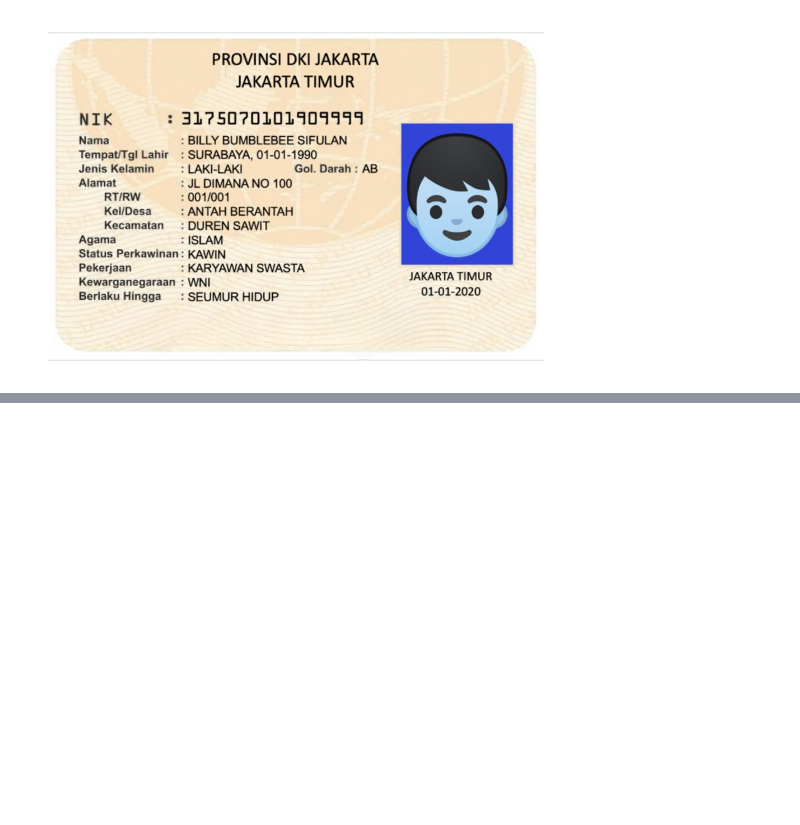
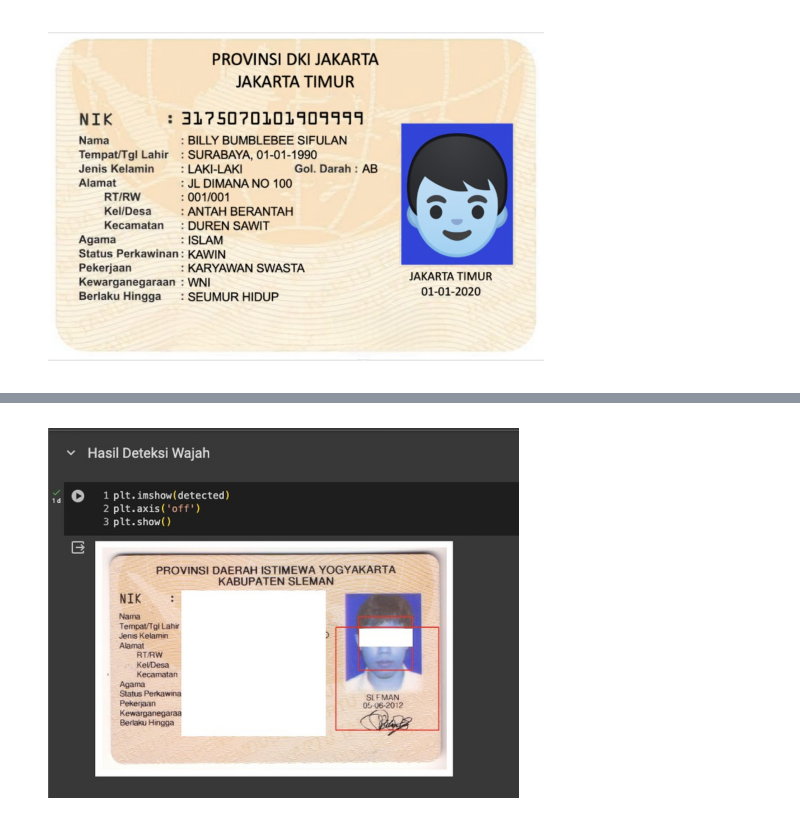
Before and after one commit to teguh02/KTP-OCR-Python, a Jupyter notebook: KTP_OCR.ipynb, the cells around one changed output, grey strips where cells are left out. Drawn from its saved outputs; the diff is of its cells as text; code cells hidden in the pictures; blank space fills up the shorter version.

```diff
--- a/KTP_OCR.ipynb
+++ b/KTP_OCR.ipynb
@@ -324,0 +330,19 @@ plt.show()
+# %%
+import matplotlib.pyplot as plt
+import matplotlib.image as mpimg
+import requests
+from io import BytesIO
+
+# URL gambar
+url = "https://i.ibb.co/j594SVS/Hasil-Deteksi-Wajah-Sensored.jpg"
+
+# Unduh gambar dari URL
+response = requests.get(url)
+img = mpimg.imread(BytesIO(response.content), format='jpeg')
+
+# Tampilkan gambar
+plt.imshow(img)
+plt.axis('off')  # Menghilangkan sumbu
+plt.show()
+# %% [output]
+[figure, added]
```
Also changed, not shown: parts of 11 cells of this notebook.
